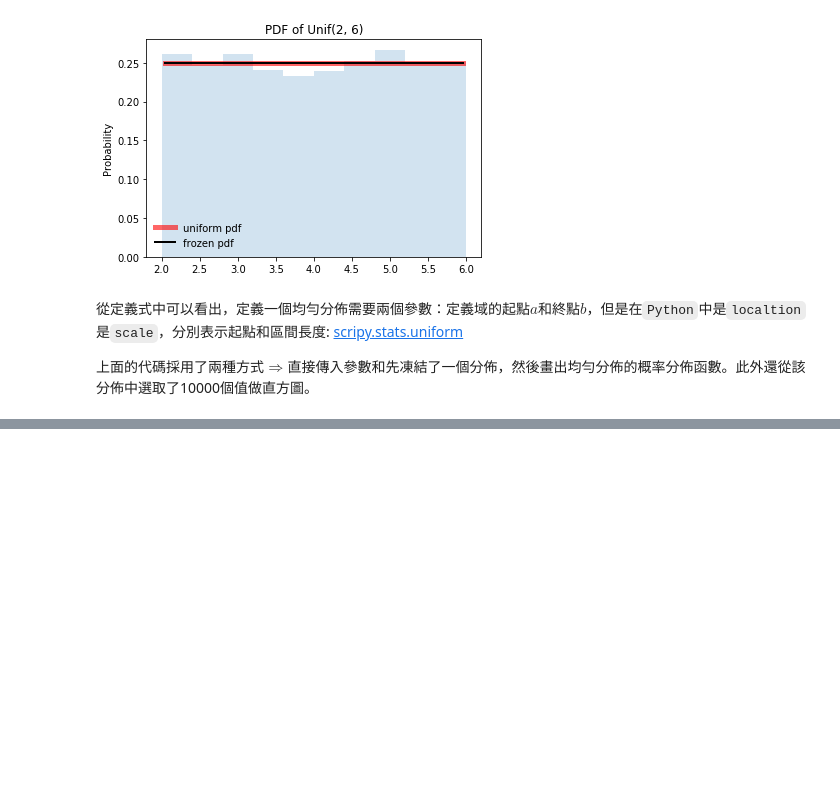
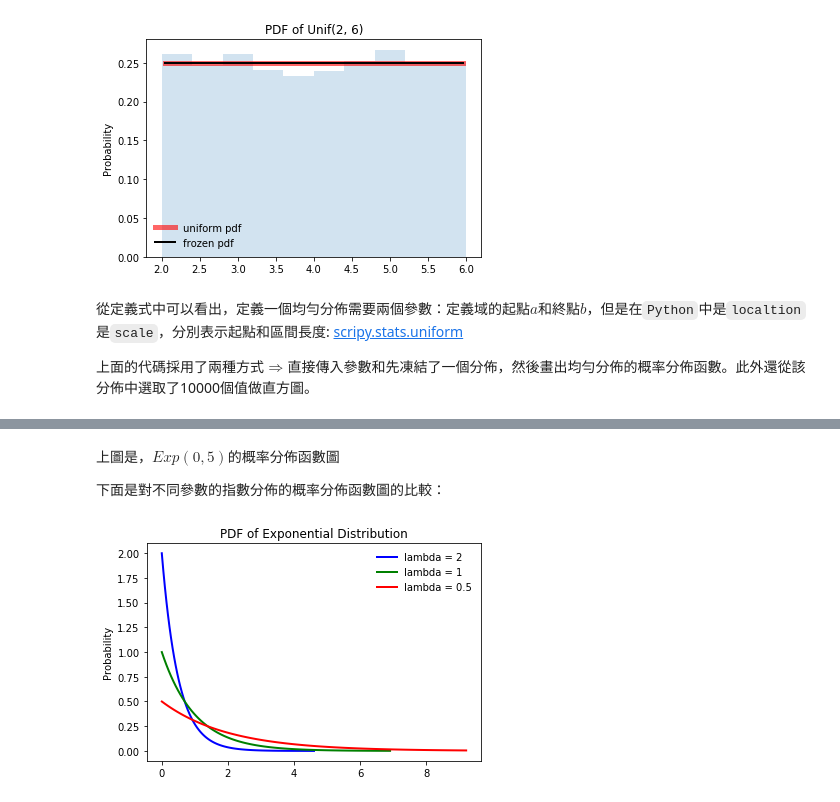
Before and after one commit to TerenceLiu98/Undergraduate-in-Statistics, a Jupyter notebook: jupyterfiles/Use PY in Advanced Statistics .ipynb, the cells around one changed output, grey strips where cells are left out. Drawn from its saved outputs; the diff is of its cells as text; code cells hidden in the pictures; blank space fills up the shorter version.

```diff
--- a/jupyterfiles/Use PY in Advanced Statistics .ipynb
+++ b/jupyterfiles/Use PY in Advanced Statistics .ipynb
@@ -502,0 +581,29 @@ True
+# %% [markdown]
+上圖是，$Exp(0,5)$的概率分佈函數圖<br>
+
+下面是對不同參數的指數分佈的概率分佈函數圖的比較：
+# %%
+def diff_exp_dis():
+    """
+    不同参数下的指数分布
+    :return:
+    """
+    exp_dis_0_5 = stats.expon(scale=0.5)
+    exp_dis_1 = stats.expon(scale=1)
+    exp_dis_2 = stats.expon(scale=2)
+
+    x1 = np.linspace(exp_dis_0_5.ppf(0.001), exp_dis_0_5.ppf(0.9999), 100)
+    x2 = np.linspace(exp_dis_1.ppf(0.001), exp_dis_1.ppf(0.999), 100)
+    x3 = np.linspace(exp_dis_2.ppf(0.001), exp_dis_2.ppf(0.99), 100)
+    fig, ax = plt.subplots(1, 1)
+    ax.plot(x1, exp_dis_0_5.pdf(x1), 'b-', lw=2, label=r'lambda = 2')
+    ax.plot(x2, exp_dis_1.pdf(x2), 'g-', lw=2, label='lambda = 1')
+    ax.plot(x3, exp_dis_2.pdf(x3), 'r-', lw=2, label='lambda = 0.5')
+    plt.ylabel('Probability')
+    plt.title(r'PDF of Exponential Distribution')
+    ax.legend(loc='best', frameon=False)
+    plt.show()
+
+diff_exp_dis()
+# %% [output]
+[figure, added]
```
Also changed, not shown: parts of 12 cells of this notebook.
